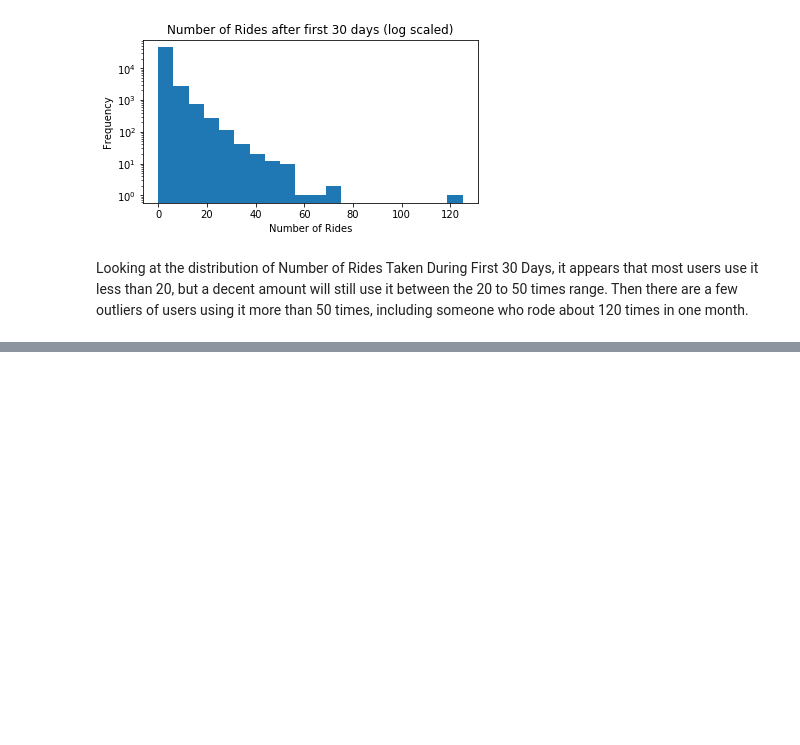
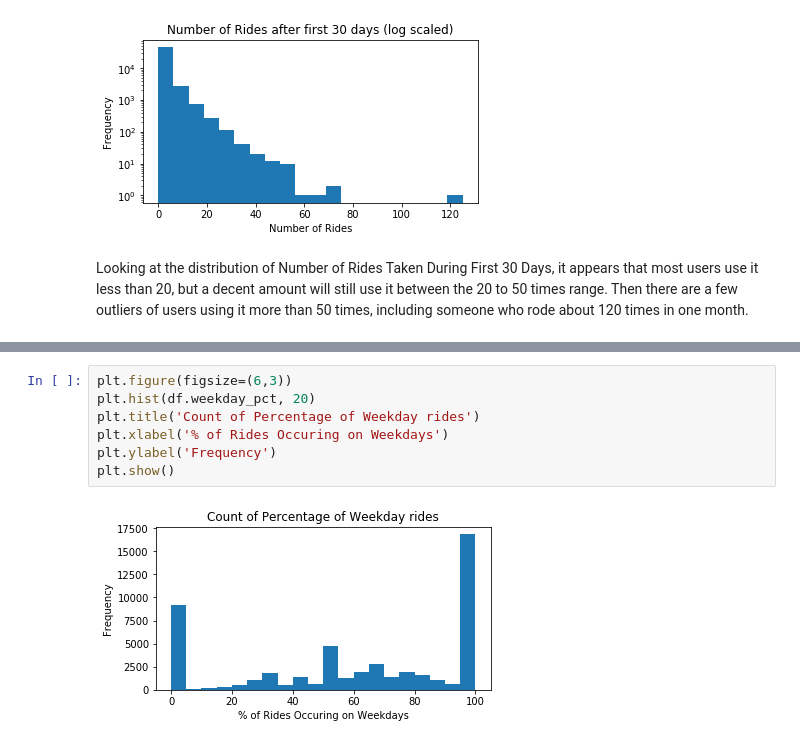
Before and after one commit to alexretana/Springboard, a Jupyter notebook: Ultimate_Inc_Challenge/Data_Analysis_Interview_Challenge_Part3/Data_Analysis_Interview_Challenge_Part3.ipynb, the cells around one changed output, grey strips where cells are left out. Drawn from its saved outputs; the diff is of its cells as text; blank space fills up the shorter version.

```diff
--- a/Ultimate_Inc_Challenge/Data_Analysis_Interview_Challenge_Part3/Data_Analysis_Interview_Challenge_Part3.ipynb
+++ b/Ultimate_Inc_Challenge/Data_Analysis_Interview_Challenge_Part3/Data_Analysis_Interview_Challenge_Part3.ipynb
@@ -169,0 +178,9 @@ Name: retained, dtype: int64
+# %%
+plt.figure(figsize=(6,3))
+plt.hist(df.weekday_pct, 20)
+plt.title('Count of Percentage of Weekday rides')
+plt.xlabel('% of Rides Occuring on Weekdays')
+plt.ylabel('Frequency')
+plt.show()
+# %% [output]
+[figure, added]
```
Also changed, not shown: parts of 25 cells of this notebook.
